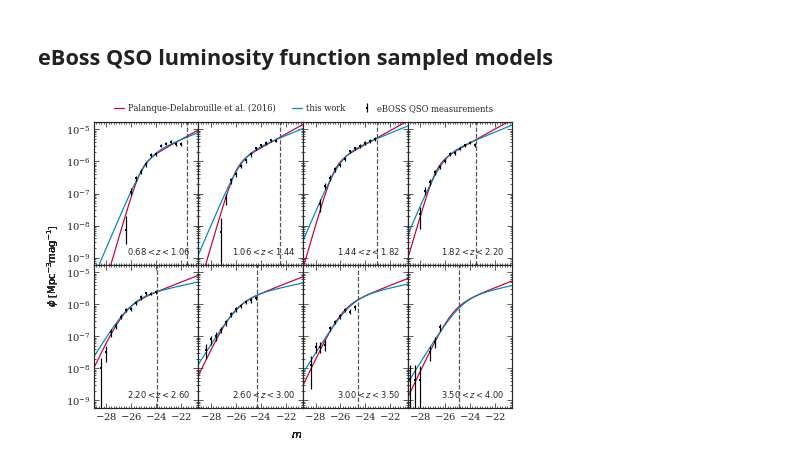
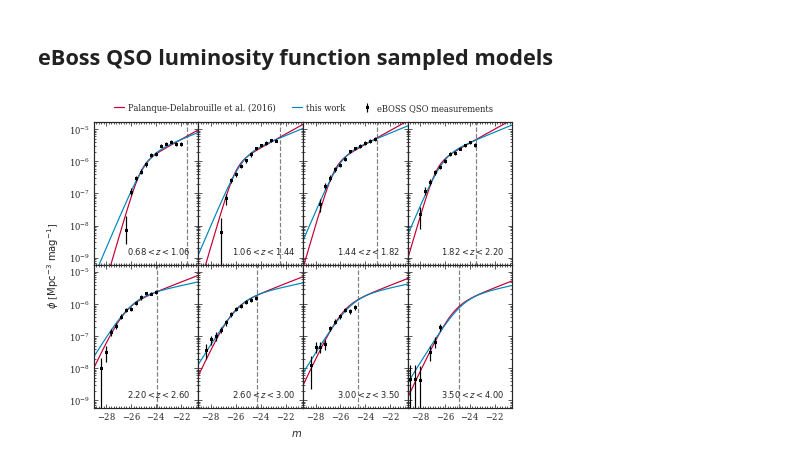
Before and after one commit to MikeSWang/HorizonGRound, a Jupyter notebook: notebooks/refit_QSO_luminosity_function.ipynb, the cells around one changed output. Cells and saved outputs as stored; diff of their text form; code cells hidden in the pictures.

```diff
--- a/notebooks/refit_QSO_luminosity_function.ipynb
+++ b/notebooks/refit_QSO_luminosity_function.ipynb
@@ -111,61 +111,65 @@ for bin_idx, redshift in enumerate(redshift_bins):
     if bin_idx == 0:
         plt.errorbar(
             magnitude_bins, data_values, yerr=[data_errs, data_errors],
-            fmt='s', zorder=2, label='eBOSS QSO measurements'
+            fmt='s', zorder=3, label='eBOSS QSO measurements'
         )
         plt.plot(
             m, reference_model.luminosity_function(m, redshift),
-            zorder=1, label='Palanque-Delabrouille et al. (2016)'
+            zorder=2, label='Palanque-Delabrouille et al. (2016)'
         )
         plt.plot(
             m, refitted_model.luminosity_function(m, redshift),
-            zorder=1, label='this work'
+            zorder=2, label='this work'
         )
     else:
         plt.errorbar(
             magnitude_bins, data_values, data_errors,
-            fmt='s', zorder=2,
+            fmt='s', zorder=3,
         )
-        plt.plot(m, reference_model.luminosity_function(m, redshift), zorder=1)
-        plt.plot(m, refitted_model.luminosity_function(m, redshift), zorder=1)
+        plt.plot(m, reference_model.luminosity_function(m, redshift), zorder=2)
+        plt.plot(m, refitted_model.luminosity_function(m, redshift), zorder=2)
 
     plt.axvline(
         refitted_model.luminosity_threshold(redshift) - konstante_correction(redshift),
-        ls='--', c='0.33'
+        ls='--', c='0.5', zorder=1
     )
 
     # Set up axes.
     plt.xscale('linear')
     plt.xlim(*MAGNITUDE_RANGE)
 
     ax.xaxis.set_major_locator(mpl.ticker.MultipleLocator(2.))
     ax.xaxis.set_minor_locator(mpl.ticker.MultipleLocator(0.2))
     if row_idx + 1 < NUM_ROW:
         plt.tick_params(axis='x', which='both', direction='in', labelbottom=False)
-    plt.figtext(0.5, 0.045, r"$m$", ha='center')
 
     plt.yscale('log')
     plt.ylim(*DENSITY_RANGE)
 
     if col_idx > 0:
         plt.tick_params(axis='y', which='both', direction='in', labelleft=False)
-    plt.figtext(
-        0.035, 0.5, r"$\phi$ [$\mathrm{Mpc}^{-3} \mathrm{mag}^{-1}$]", va='center', rotation='vertical'
+
+    plt.title(
+        redshift_labels[bin_idx], loc='right', position=(0.925, 0.025),
+        fontsize='small', zorder=2
     )
-
-    plt.title(redshift_labels[bin_idx], loc='right', position=(0.925, 0.025), fontsize='small')
 
 lines, labels = [], []
 for ax in fig.axes:
     ax_line, ax_label = ax.get_legend_handles_labels()
     lines.extend(ax_line)
     labels.extend(ax_label)
 
+plt.figtext(0.5, 0.0475, r"$m$", ha='center')
+plt.figtext(
+    0.035, 0.5, r"$\phi$ [$\mathrm{Mpc}^{-3}\ \mathrm{mag}^{-1}$]", va='center', rotation='vertical'
+)
 plt.legend(
     lines, labels, ncol=3, handlelength=1.2, handletextpad=0.5,
-    bbox_to_anchor=(-1., 2.1), loc='center', fontsize='small'
+    bbox_to_anchor=(-1., 2.1), loc='center'
 )
+
 plt.subplots_adjust(hspace=0, wspace=0)
 fig.savefig(PATHOUT/"publication"/"gallery"/"luminosity_function.pdf")
 # %% [output]
-[figure, old version]
+[figure, new version]
```
Also changed, not shown: 5 other files.
